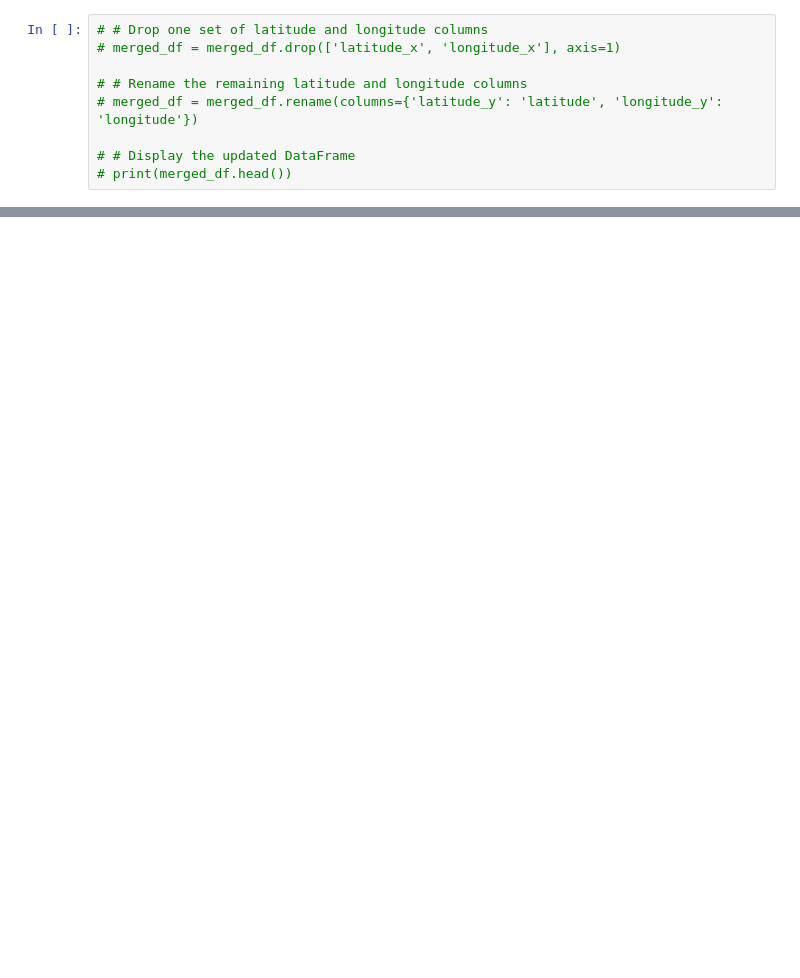
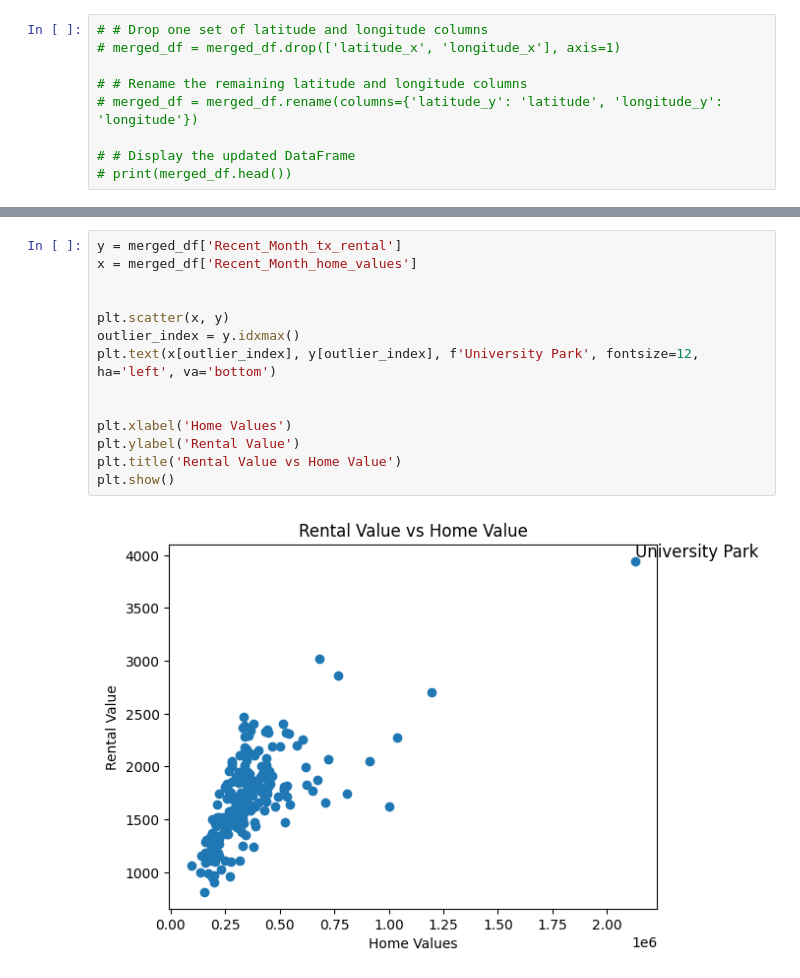
Before and after one commit to mafeestaba/Project3, a Jupyter notebook: starter.ipynb, the cells around one changed output, grey strips where cells are left out. Cells and saved outputs as stored; diff of their text form; blank space fills up the shorter version.

```diff
--- a/starter.ipynb
+++ b/starter.ipynb
@@ -314,0 +467,16 @@ for document in cursor:
+# %%
+y = merged_df['Recent_Month_tx_rental']
+x = merged_df['Recent_Month_home_values']
+
+
+plt.scatter(x, y)
+outlier_index = y.idxmax()
+plt.text(x[outlier_index], y[outlier_index], f'University Park', fontsize=12, ha='left', va='bottom')
+
+
+plt.xlabel('Home Values')
+plt.ylabel('Rental Value')
+plt.title('Rental Value vs Home Value')
+plt.show()
+# %% [output]
+[figure, added]
```
Also changed, not shown: parts of 21 cells of this notebook, 5 other files.
